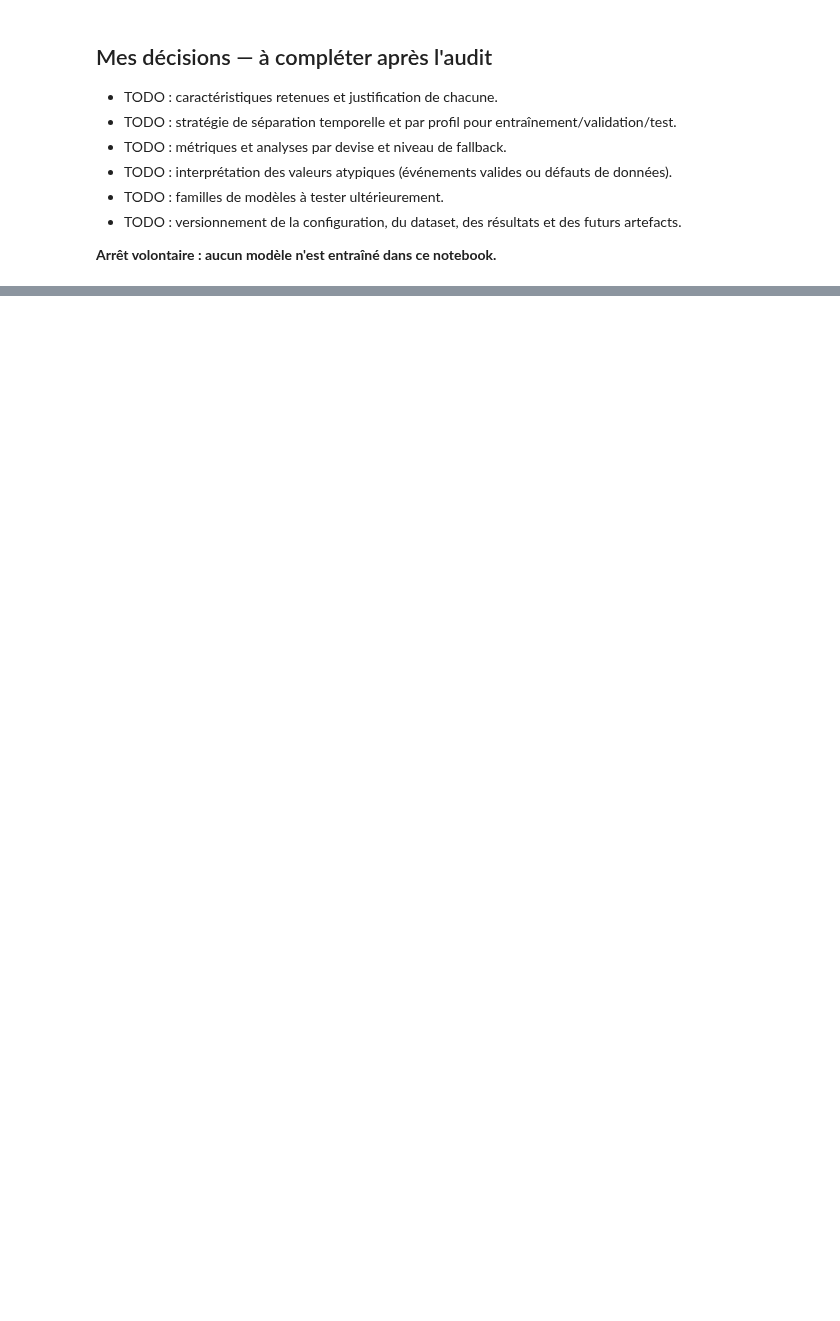
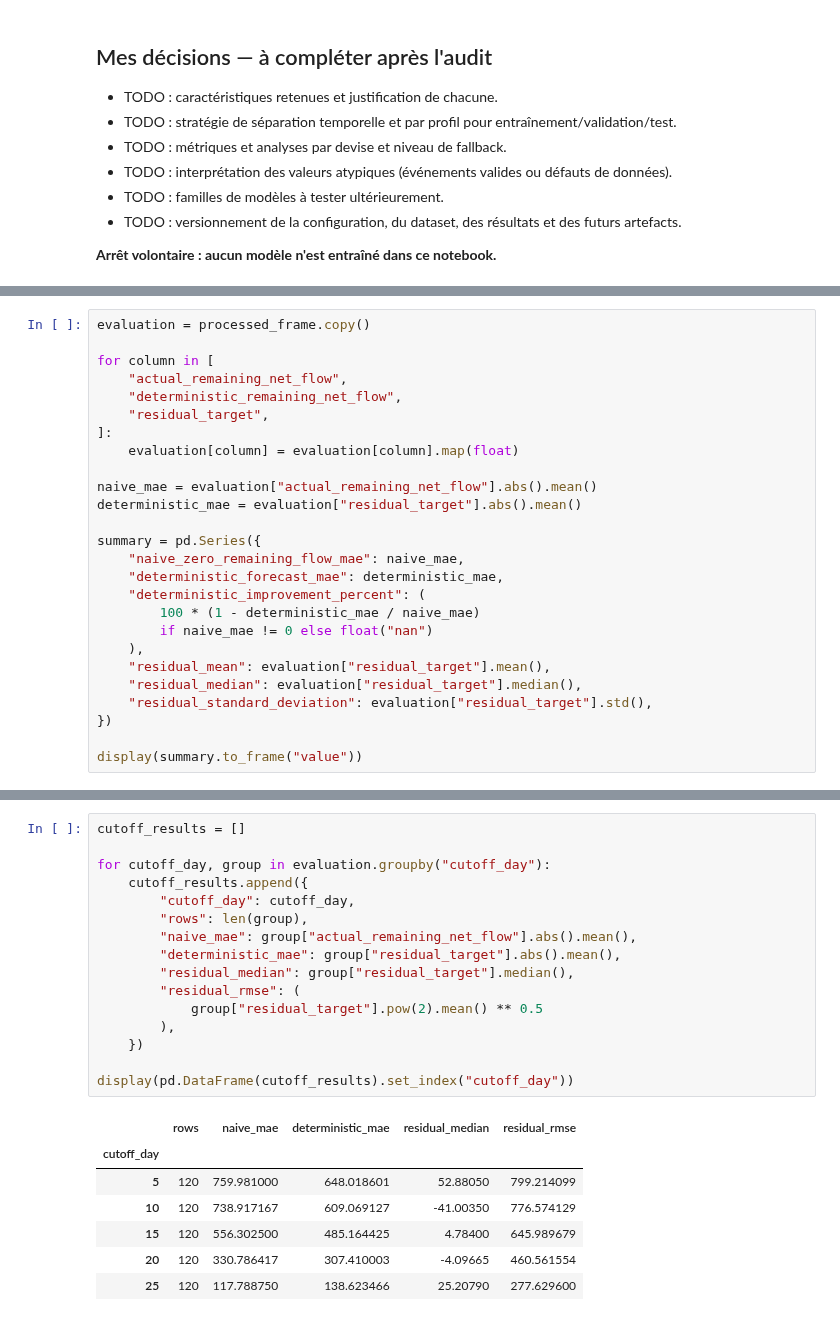
Before and after one commit to AzizX25/smart-financial-wellness, a Jupyter notebook: ml-pipeline/notebooks/01_data_audit.ipynb, the cells around one changed output, grey strips where cells are left out. Cells and saved outputs as stored; diff of their text form; blank space fills up the shorter version.

Commit message:
feat(forecast): add baseline ML experimentation

```diff
--- a/ml-pipeline/notebooks/01_data_audit.ipynb
+++ b/ml-pipeline/notebooks/01_data_audit.ipynb
@@ -132,0 +298,26 @@ display(processed_frame.loc[outlier_mask, [
+# %%
+evaluation = processed_frame.copy()
+
+for column in [
+    "actual_remaining_net_flow",
+    "deterministic_remaining_net_flow",
+    "residual_target",
+]:
+    evaluation[column] = evaluation[column].map(float)
+
+naive_mae = evaluation["actual_remaining_net_flow"].abs().mean()
+deterministic_mae = evaluation["residual_target"].abs().mean()
+
+summary = pd.Series({
+    "naive_zero_remaining_flow_mae": naive_mae,
+    "deterministic_forecast_mae": deterministic_mae,
+    "deterministic_improvement_percent": (
+        100 * (1 - deterministic_mae / naive_mae)
+        if naive_mae != 0 else float("nan")
+    ),
+    "residual_mean": evaluation["residual_target"].mean(),
+    "residual_median": evaluation["residual_target"].median(),
+    "residual_standard_deviation": evaluation["residual_target"].std(),
+})
+
+display(summary.to_frame("value"))
@@ -132,0 +332,24 @@ display(processed_frame.loc[outlier_mask, [
+# %%
+cutoff_results = []
+
+for cutoff_day, group in evaluation.groupby("cutoff_day"):
+    cutoff_results.append({
+        "cutoff_day": cutoff_day,
+        "rows": len(group),
+        "naive_mae": group["actual_remaining_net_flow"].abs().mean(),
+        "deterministic_mae": group["residual_target"].abs().mean(),
+        "residual_median": group["residual_target"].median(),
+        "residual_rmse": (
+            group["residual_target"].pow(2).mean() ** 0.5
+        ),
+    })
+
+display(pd.DataFrame(cutoff_results).set_index("cutoff_day"))
+# %% [output]
+|  | rows | naive_mae | deterministic_mae | residual_median | residual_rmse |
+| cutoff_day |  |  |  |  |  |
+| 5 | 120 | 759.981000 | 648.018601 | 52.88050 | 799.214099 |
+| 10 | 120 | 738.917167 | 609.069127 | -41.00350 | 776.574129 |
+| 15 | 120 | 556.302500 | 485.164425 | 4.78400 | 645.989679 |
+| 20 | 120 | 330.786417 | 307.410003 | -4.09665 | 460.561554 |
+| 25 | 120 | 117.788750 | 138.623466 | 25.20790 | 277.629600 |
```
Also changed, not shown: parts of 14 cells of this notebook, 12 other files.
